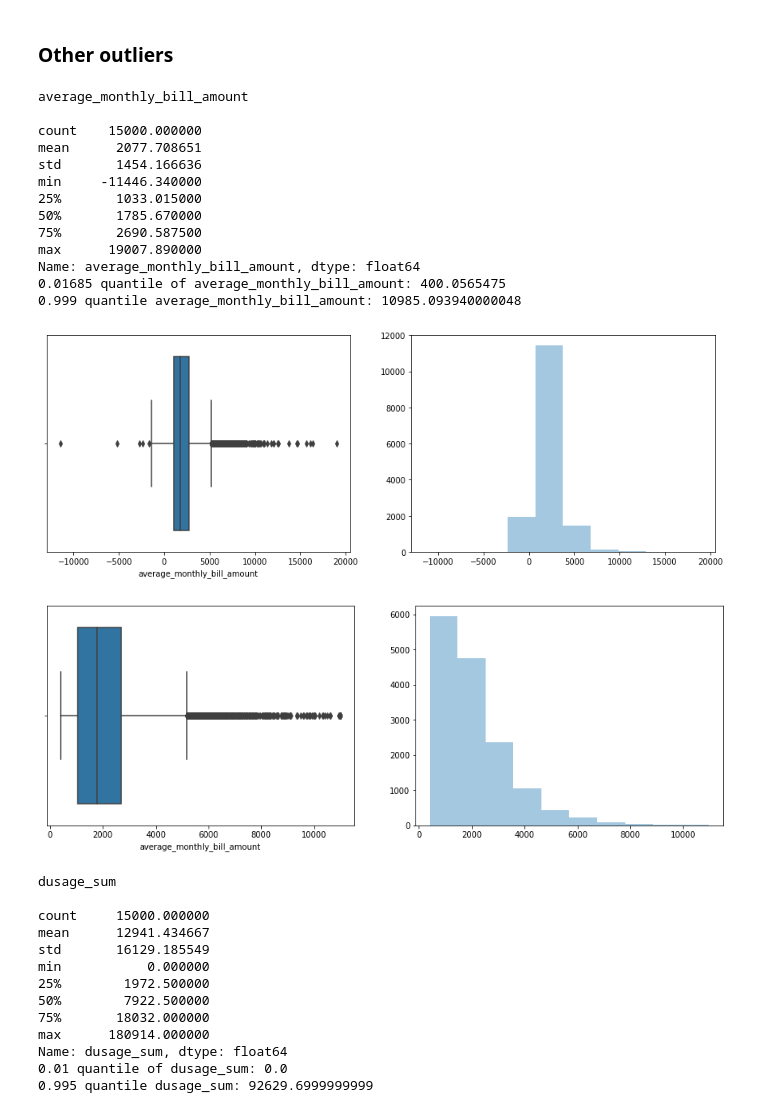
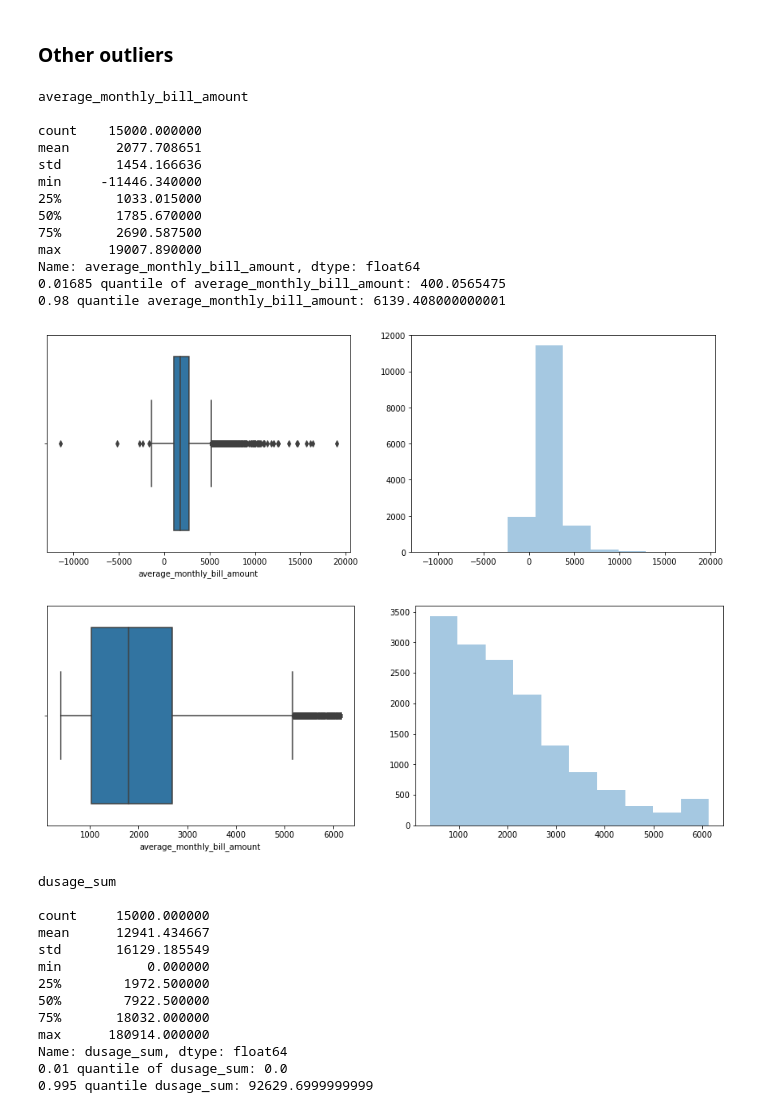
Before and after one commit to thuvarahan97/ADL-AI-Summit-2021---AI-Vendors, a Jupyter notebook: RentalPlan.ipynb, the cells around one changed output. Drawn from its saved outputs; the diff is of its cells as text; code cells hidden in the pictures.

```diff
--- a/RentalPlan.ipynb
+++ b/RentalPlan.ipynb
@@ -412,23 +415,23 @@ outlier_cols = ['dusage_sum', 'dusage_min', 'dusage_max', 'dusage_days',
 # for x in range(len(outlier_cols)):
   # resolveOutliers(all_data, outlier_cols[x], 0.01, 0.98)
 # %%
-resolveOutliers(all_data, 'average_monthly_bill_amount', 0.01685, 0.999)
+resolveOutliers(all_data, 'average_monthly_bill_amount', 0.01685, 0.98)
 # %% [output]
 average_monthly_bill_amount
 
 count    15000.000000
 mean      2077.708651
 std       1454.166636
 min     -11446.340000
 25%       1033.015000
 50%       1785.670000
 75%       2690.587500
 max      19007.890000
 Name: average_monthly_bill_amount, dtype: float64
 0.01685 quantile of average_monthly_bill_amount: 400.0565475
-0.999 quantile average_monthly_bill_amount: 10985.093940000048
+0.98 quantile average_monthly_bill_amount: 6139.408000000001
 [figure]
-[figure, old version]
+[figure, new version]
 # %%
 resolveOutliers(all_data, 'dusage_sum', 0.01, 0.995)
 # %% [output]
```
Also changed, not shown: parts of 20 cells of this notebook.
